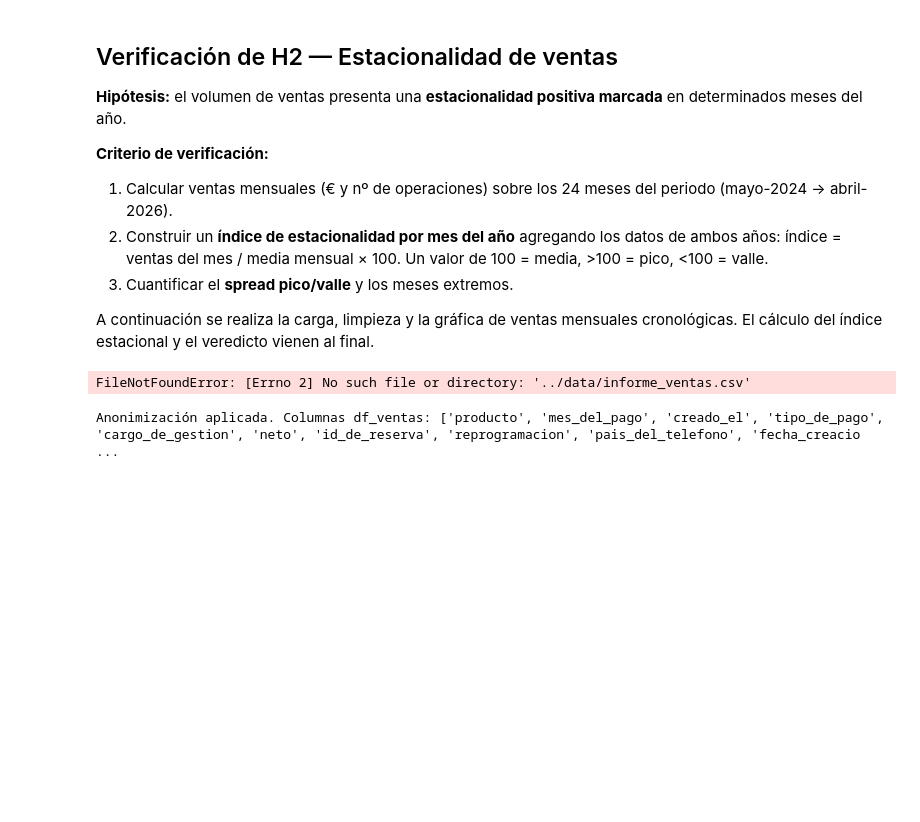
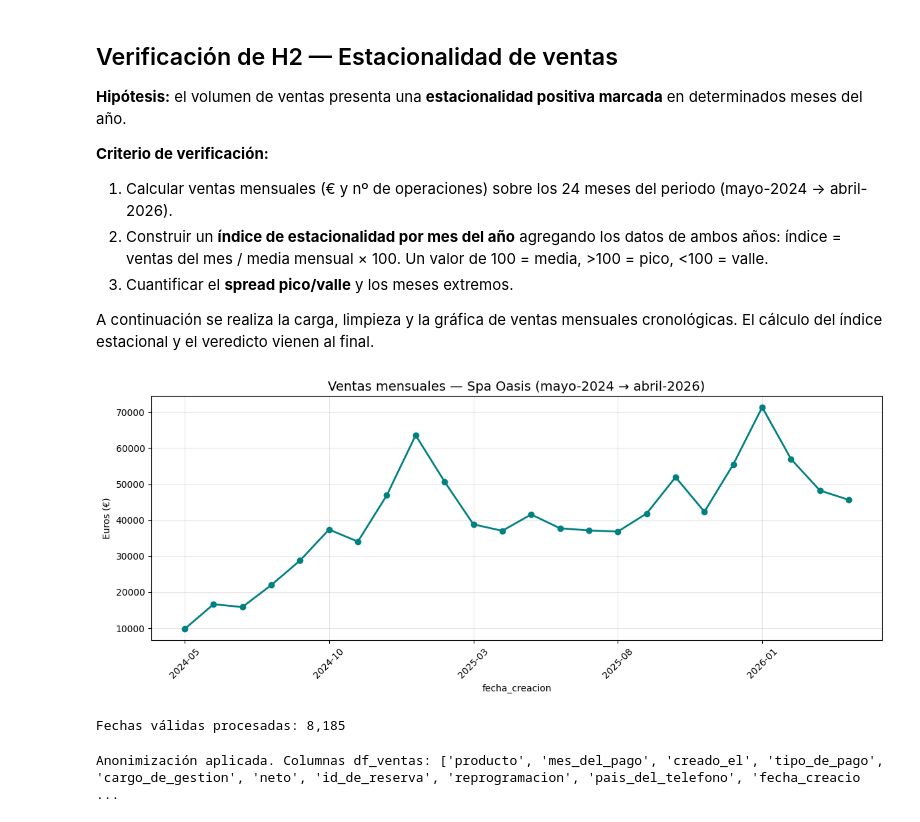
Before and after one commit to lolarealcejudo27/EDA_Oasis_Spa_Sevilla, a Jupyter notebook: src/notebooks/02_estacionalidad.ipynb, the cells around one changed output. Drawn from its saved outputs; the diff is of its cells as text; code cells hidden in the pictures; blank space fills up the shorter version.

```diff
--- a/src/notebooks/02_estacionalidad.ipynb
+++ b/src/notebooks/02_estacionalidad.ipynb
@@ -32,30 +32,7 @@ A continuación se realiza la carga, limpieza y la gráfica de ventas mensuales
 # %%
 # Imports y utilidades centralizadas
 import sys, os
-from pathlib import Path
-
-repo_roots = [
-    Path.cwd(),
-    Path.cwd().parent,
-    Path.cwd() / 'src',
-    Path.cwd().parent / 'src',
-]
-
-data_dir = next((root / 'data' for root in repo_roots if (root / 'data').exists()), None)
-utils_dir = next((root / 'utils' for root in repo_roots if (root / 'utils').exists()), None)
-
-if data_dir is None:
-    raise FileNotFoundError(
-        "No se encontró la carpeta de datos. Rutas probadas: "
-        + ", ".join(str(root / 'data') for root in repo_roots)
-    )
-if utils_dir is None:
-    raise FileNotFoundError(
-        "No se encontró la carpeta de utils. Rutas probadas: "
-        + ", ".join(str(root / 'utils') for root in repo_roots)
-    )
-
-sys.path.insert(0, str(utils_dir.resolve()))
+sys.path.insert(0, '../utils')
 
 import pandas as pd
 import matplotlib.pyplot as plt
@@ -67,8 +44,8 @@ from funciones import (limpiar_nombres_columnas, limpiar_moneda,
 
 # --- Carga de datos ---
 # skiprows=1 porque los CSV traen una fila de título arriba
-df_ventas   = pd.read_csv(data_dir / 'informe_ventas.csv',   skiprows=1)
-df_reservas = pd.read_csv(data_dir / 'informe_reservas.csv', skiprows=1)
+df_ventas   = pd.read_csv('../data/informe_ventas.csv',   skiprows=1)
+df_reservas = pd.read_csv('../data/informe_reservas.csv', skiprows=1)
 
 # --- Normalización de nombres de columnas ---
 df_ventas   = limpiar_nombres_columnas(df_ventas)
@@ -80,35 +57,36 @@ col_dinero_reservas = [c for c in df_reservas.columns
 df_ventas['neto']              = df_ventas['neto'].apply(limpiar_moneda)
 df_reservas['total_a_recibir'] = df_reservas[col_dinero_reservas].apply(limpiar_moneda)
 
 # --- Fechas: "DD/MM/YYYY a las HH:MM" → datetime ---
 df_ventas['fecha_creacion'] = pd.to_datetime(
     df_ventas['creado_el'].astype(str).str.replace(' a las ', ' ', regex=False),
     errors='coerce')
 
 # --- Reprogramado: Sí/No → 1/0 ---
 df_ventas['reprogramado'] = mapear_si_no(df_ventas['reprogramacion']).fillna(0).astype(int)
 
 # --- Gráfico de ventas mensuales cronológicas ---
 df_v_clean = df_ventas.dropna(subset=['fecha_creacion', 'neto'])
 ventas_mensuales = (df_v_clean.groupby(df_v_clean['fecha_creacion'].dt.to_period('M'))
                               ['neto'].sum())
 ventas_mensuales.index = ventas_mensuales.index.astype(str)
 
 plt.figure(figsize=(12, 5))
 ventas_mensuales.plot(kind='line', marker='o', color='teal', linewidth=2)
 plt.title('Ventas mensuales — Spa Oasis (mayo-2024 → abril-2026)', fontsize=14)
 plt.ylabel('Euros (€)')
 plt.xticks(rotation=45)
 plt.grid(True, alpha=0.3)
 plt.tight_layout()
 
 os.makedirs('../img', exist_ok=True)
-plt.savefig('../img/01_limpieza_y_estacionalidad.png')
+plt.savefig('../img/02_estacionalidad.png')
 plt.show()
 
 print(f"Fechas válidas procesadas: {df_ventas['fecha_creacion'].notna().sum():,}")
 # %% [output]
+[figure, added]
-FileNotFoundError: [Errno 2] No such file or directory: '../data/informe_ventas.csv'
+Fechas válidas procesadas: 8,185
 # %%
 # Anonimización
 # email -> cliente_id (entero) | CP -> cp_area (3 dígitos, solo provincias ES válidas)
```
Also changed, not shown: parts of 1 cell of this notebook, 2 other files.
